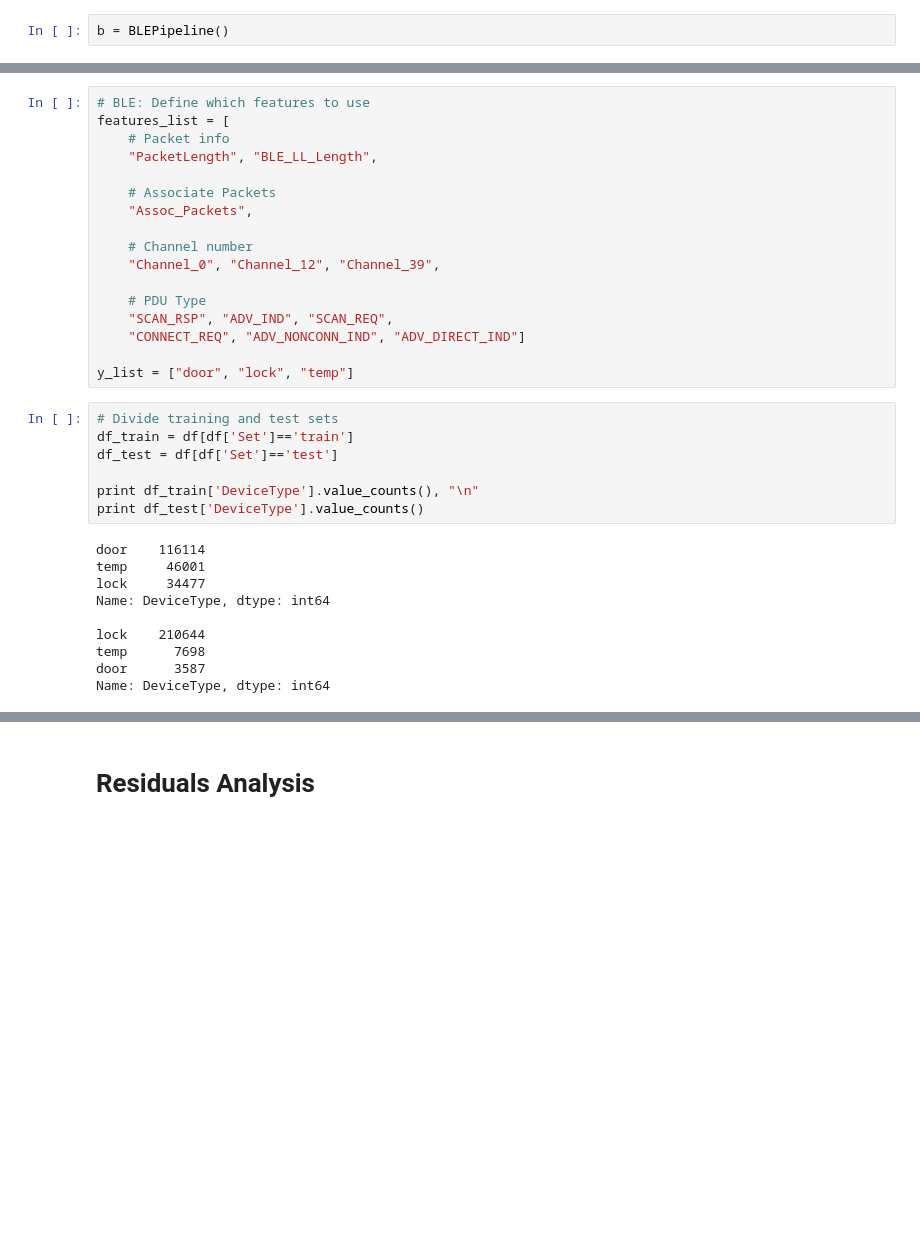
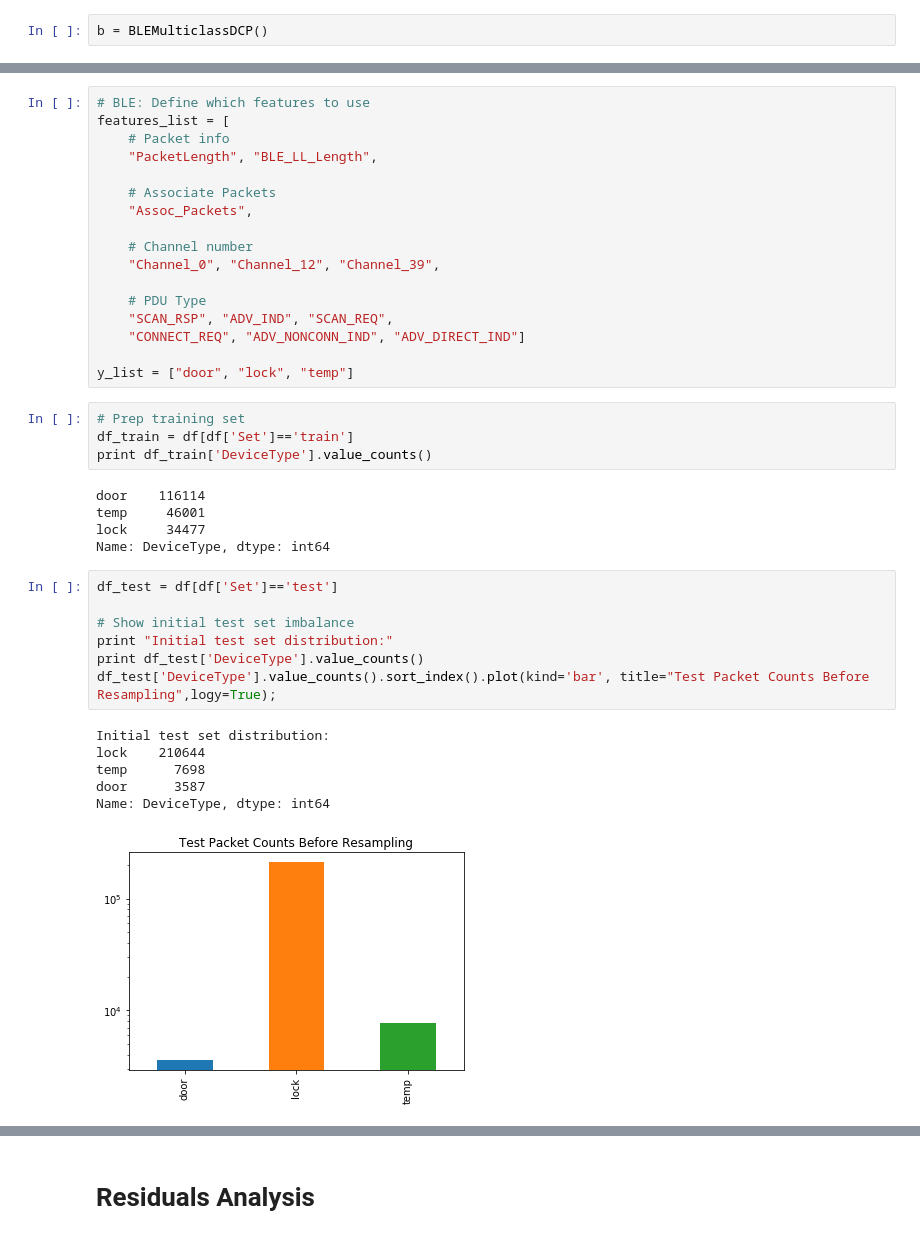
Before and after one commit to 7high/thesis, a Jupyter notebook: multiclass_ble.ipynb, the cells around one changed output, grey strips where cells are left out. Drawn from its saved outputs; the diff is of its cells as text; blank space fills up the shorter version.

```diff
--- a/multiclass_ble.ipynb
+++ b/multiclass_ble.ipynb
@@ -99,5 +34,5 @@ def plot_confusion_matrix(cm, classes,
 # %%
-b = BLEPipeline()
+b = BLEMulticlassDCP()
 # %%
 df = b.make_dataframe()
 # %% [output]
@@ -133,19 +68,25 @@ features_list = [
 
 y_list = ["door", "lock", "temp"]
 # %%
-# Divide training and test sets
+# Prep training set
 df_train = df[df['Set']=='train']
-df_test = df[df['Set']=='test']
-
-print df_train['DeviceType'].value_counts(), "\n"
-print df_test['DeviceType'].value_counts()
+print df_train['DeviceType'].value_counts()
 # %% [output]
 door    116114
 temp     46001
 lock     34477
 Name: DeviceType, dtype: int64
-
-lock    210644
-temp      7698
-door      3587
-Name: DeviceType, dtype: int64
+# %%
+df_test = df[df['Set']=='test']
+
+# Show initial test set imbalance
+print "Initial test set distribution:"
+print df_test['DeviceType'].value_counts()
+df_test['DeviceType'].value_counts().sort_index().plot(kind='bar', title="Test Packet Counts Before Resampling",logy=True);
+# %% [output]
+Initial test set distribution:
+lock    210644
+temp      7698
+door      3587
+Name: DeviceType, dtype: int64
+[figure, added]
```
Also changed, not shown: parts of 47 cells of this notebook, 2 other files.
